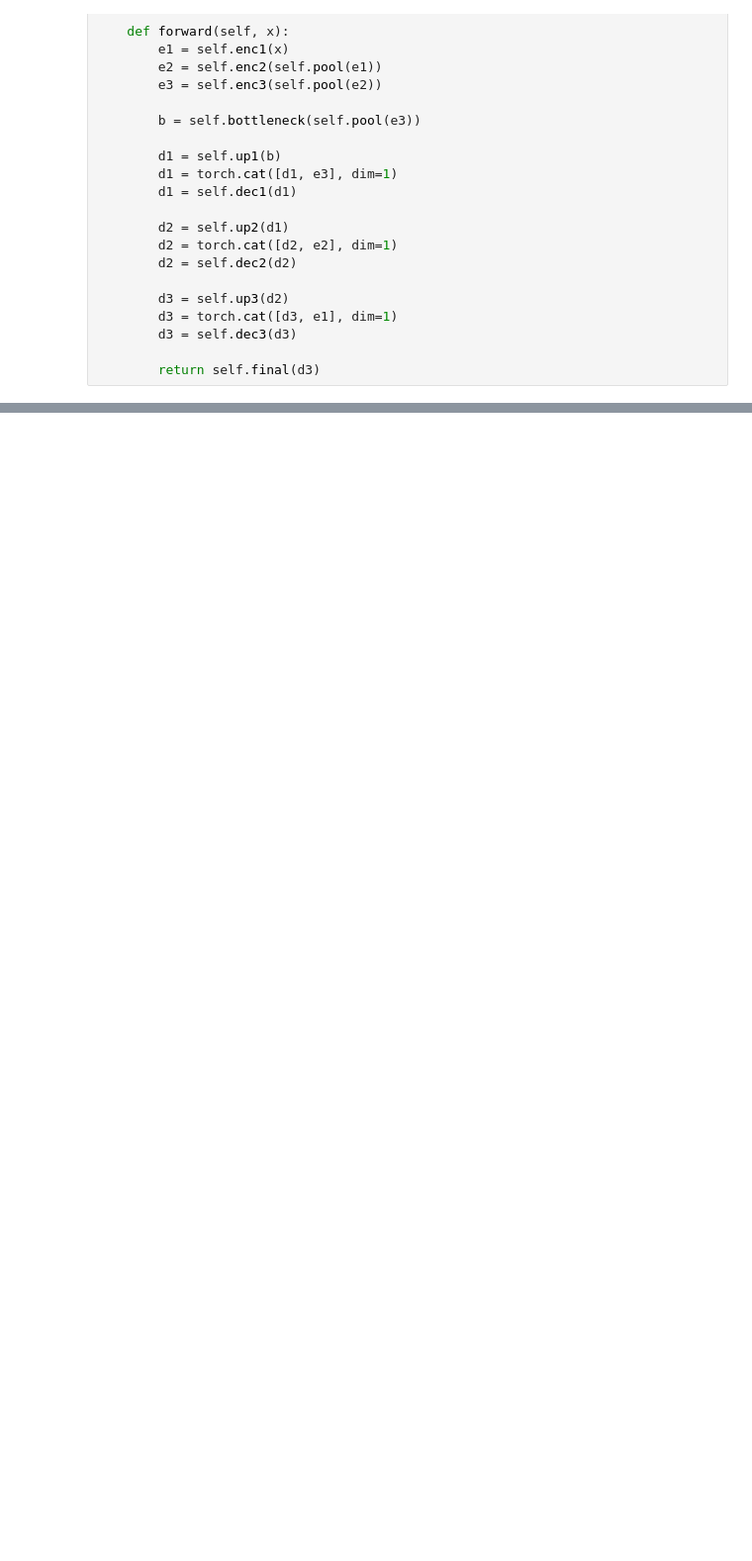
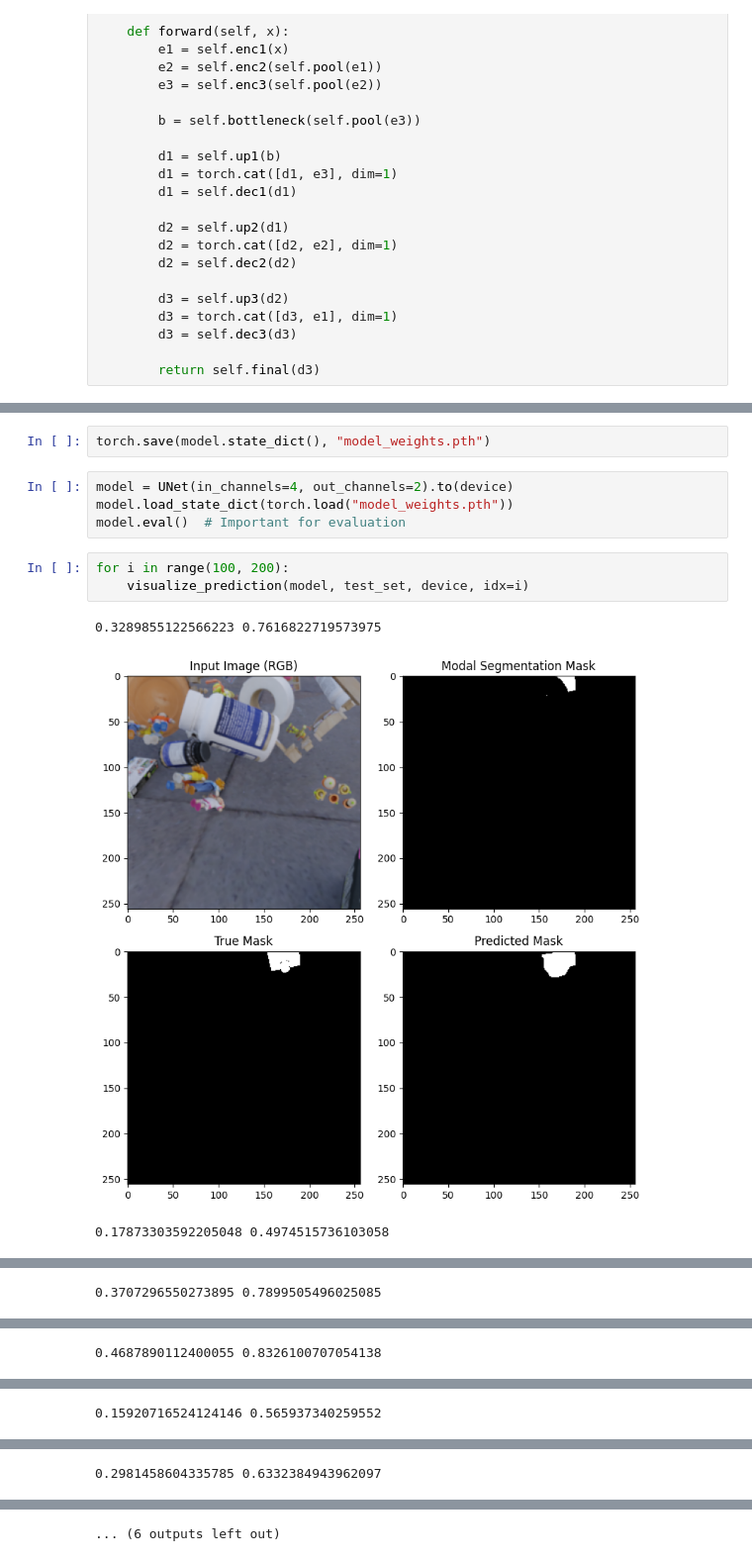
Before and after one commit to Gandledore/LLNL-DSC2025-FrameShift, a Jupyter notebook: Task_1_1_Modal_to_Amodal_Baseline.ipynb, the cells around one changed output, grey strips where cells are left out. Shown at 99% size. Cells and saved outputs as stored; diff of their text form; blank space fills up the shorter version.

```diff
--- a/Task_1_1_Modal_to_Amodal_Baseline.ipynb
+++ b/Task_1_1_Modal_to_Amodal_Baseline.ipynb
@@ -318,0 +295,13 @@ for i in range(100):
+# %%
+torch.save(model.state_dict(), "model_weights.pth")
+# %%
+model = UNet(in_channels=4, out_channels=2).to(device)
+model.load_state_dict(torch.load("model_weights.pth"))
+model.eval()  # Important for evaluation
+# %%
+for i in range(100, 200):
+    visualize_prediction(model, test_set, device, idx=i)
+# %% [output]
+0.3289855122566223 0.7616822719573975
+[figure, added]
+0.17873303592205048 0.4974515736103058
@@ -318,0 +309 @@ for i in range(100):
+0.3707296550273895 0.7899505496025085
@@ -318,0 +311 @@ for i in range(100):
+0.4687890112400055 0.8326100707054138
@@ -318,0 +313 @@ for i in range(100):
+0.15920716524124146 0.565937340259552
@@ -318,0 +315 @@ for i in range(100):
+0.2981458604335785 0.6332384943962097
@@ -318,0 +317 @@ for i in range(100):
+... (6 outputs left out)
```
Also changed, not shown: parts of 6 cells of this notebook.
